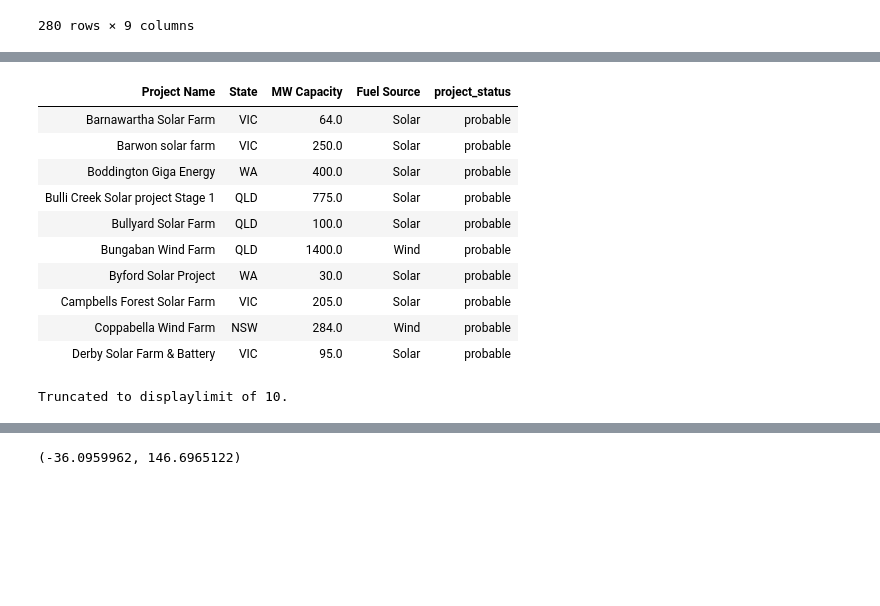
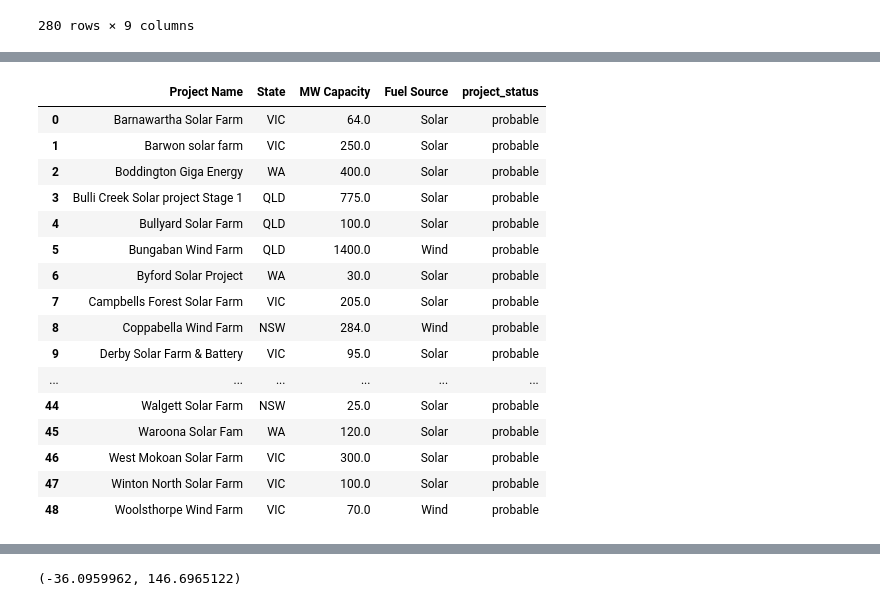
Before and after one commit to kerumixd/5339-Data-Engineering-Group-Porject, a Jupyter notebook: Assignment1.ipynb, the cells around one changed output, grey strips where cells are left out. Cells and saved outputs as stored; diff of their text form; code cells hidden in the pictures; blank space fills up the shorter version.

```diff
--- a/Assignment1.ipynb
+++ b/Assignment1.ipynb
@@ -27,11 +23,8 @@ import numpy as np
 # %% [markdown]
 ##### DuckDB Connection
 # %%
+import pandas as pd
+import numpy as np
 import duckdb
-%config SqlMagic.feedback = False
-%config SqlMagic.displaycon = False
 
-%load_ext sql
-conn = duckdb.connect("test.db")
-%sql conn --alias duckdb
-%sql SELECT Version() AS 'DuckDB Version'
+conn = duckdb.connect("my_database.db")
@@ -267,18 +238,21 @@ Truncated to displaylimit of 10.
 # %%
-%%sql
-create table if not exists probable_power_station_df as
-select *, 'probable' as project_status from probable_power_station_df;
-select * from probable_power_station_df;
+conn.sql("create table if not exists probable_power_stations as select *, 'probable' as project_status from probable_power_station_df;")
+conn.sql("select * from probable_power_stations;").df()
 # %% [output]
-| Project Name | State | MW Capacity | Fuel Source | project_status |
-| Barnawartha Solar Farm | VIC | 64.0 | Solar | probable |
-| Barwon solar farm | VIC | 250.0 | Solar | probable |
-| Boddington Giga Energy | WA | 400.0 | Solar | probable |
-| Bulli Creek Solar project Stage 1 | QLD | 775.0 | Solar | probable |
-| Bullyard Solar Farm | QLD | 100.0 | Solar | probable |
-| Bungaban Wind Farm | QLD | 1400.0 | Wind | probable |
-| Byford Solar Project | WA | 30.0 | Solar | probable |
-| Campbells Forest Solar Farm | VIC | 205.0 | Solar | probable |
-| Coppabella Wind Farm | NSW | 284.0 | Wind | probable |
-| Derby Solar Farm & Battery | VIC | 95.0 | Solar | probable |
+|  | Project Name | State | MW Capacity | Fuel Source | project_status |
+| 0 | Barnawartha Solar Farm | VIC | 64.0 | Solar | probable |
+| 1 | Barwon solar farm | VIC | 250.0 | Solar | probable |
+| 2 | Boddington Giga Energy | WA | 400.0 | Solar | probable |
+| 3 | Bulli Creek Solar project Stage 1 | QLD | 775.0 | Solar | probable |
+| 4 | Bullyard Solar Farm | QLD | 100.0 | Solar | probable |
+| 5 | Bungaban Wind Farm | QLD | 1400.0 | Wind | probable |
+| 6 | Byford Solar Project | WA | 30.0 | Solar | probable |
+| 7 | Campbells Forest Solar Farm | VIC | 205.0 | Solar | probable |
+| 8 | Coppabella Wind Farm | NSW | 284.0 | Wind | probable |
+| 9 | Derby Solar Farm & Battery | VIC | 95.0 | Solar | probable |
+| ... | ... | ... | ... | ... | ... |
+| 44 | Walgett Solar Farm | NSW | 25.0 | Solar | probable |
+| 45 | Waroona Solar Fam | WA | 120.0 | Solar | probable |
+| 46 | West Mokoan Solar Farm | VIC | 300.0 | Solar | probable |
+| 47 | Winton North Solar Farm | VIC | 100.0 | Solar | probable |
+| 48 | Woolsthorpe Wind Farm | VIC | 70.0 | Wind | probable |
-Truncated to displaylimit of 10.
```
Also changed, not shown: parts of 10 cells of this notebook, 7 other files.
